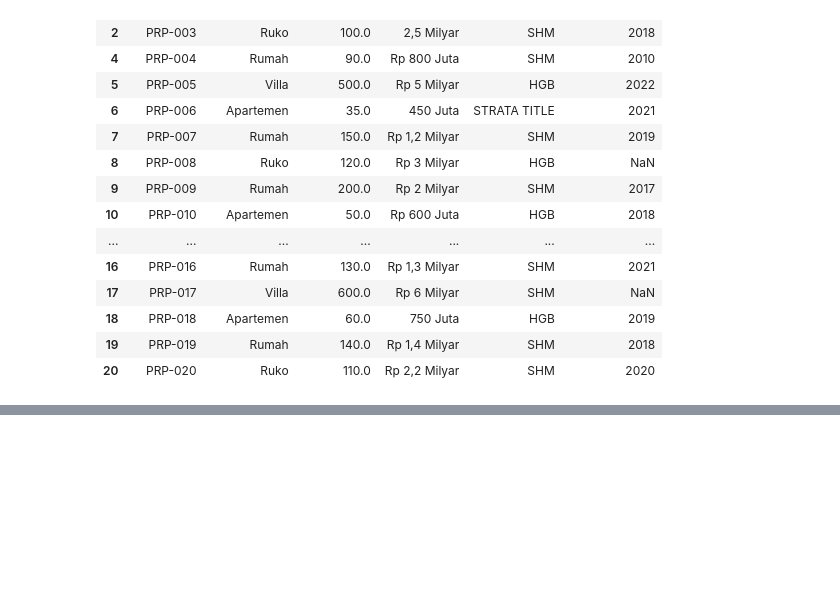
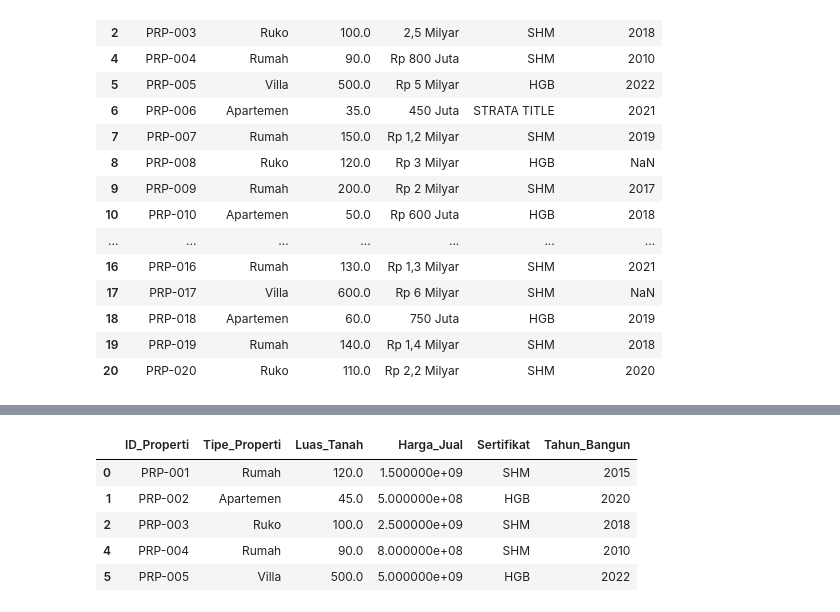
Before and after one commit to rottiiibakarr/Latihan_Data_Analyst, a Jupyter notebook: latihan_soal1.13expert.ipynb, the cells around one changed output, grey strips where cells are left out. Saved outputs shown, nothing was run; the diff lists cells and outputs as text; code cells hidden in the pictures; blank space fills up the shorter version.

```diff
--- a/latihan_soal1.13expert.ipynb
+++ b/latihan_soal1.13expert.ipynb
@@ -112,0 +136,21 @@ df
+# %%
+# C
+def removeNominal(teks) : # Sebuah fungsi untuk menghapus nominal pada teks
+    if type(teks) == str : # Mengecek, apakah type data 'teks' sama dengan string
+        if 'Juta' in teks : # Jika sama, lalu mengecek kata 'Juta' didalam teks
+            angka_bersih = teks.replace('Juta', '').strip() # Membuat variabel untuk mengganti 'Juta' dengan string kosong, lalu menghapus whitespace/spasi
+            return float(angka_bersih) * 1000000 # Lalu mengkonversi tipe data dari string ke float, lalu dikali dengan 1 juta
+        elif 'Milyar' in teks :
+            angka_bersih = teks.replace('Milyar', '').strip() # sama dengan penjelasan sebelumnya, pada 'Juta'
+            return float(angka_bersih) * 1000000000
+    return teks
+
+df['Harga_Jual'] = df['Harga_Jual'].apply(removeNominal) # Digunakan untuk menerapkan fungsi kustom ke setiap elemen, baris, atau kolom dalam DataFrame
+df.head()
+# %% [output]
+|  | ID_Properti | Tipe_Properti | Luas_Tanah | Harga_Jual | Sertifikat | Tahun_Bangun |
+| 0 | PRP-001 | Rumah | 120.0 | 1.500000e+09 | SHM | 2015 |
+| 1 | PRP-002 | Apartemen | 45.0 | 5.000000e+08 | HGB | 2020 |
+| 2 | PRP-003 | Ruko | 100.0 | 2.500000e+09 | SHM | 2018 |
+| 4 | PRP-004 | Rumah | 90.0 | 8.000000e+08 | SHM | 2010 |
+| 5 | PRP-005 | Villa | 500.0 | 5.000000e+09 | HGB | 2022 |
```
Also changed, not shown: parts of 12 cells of this notebook.
